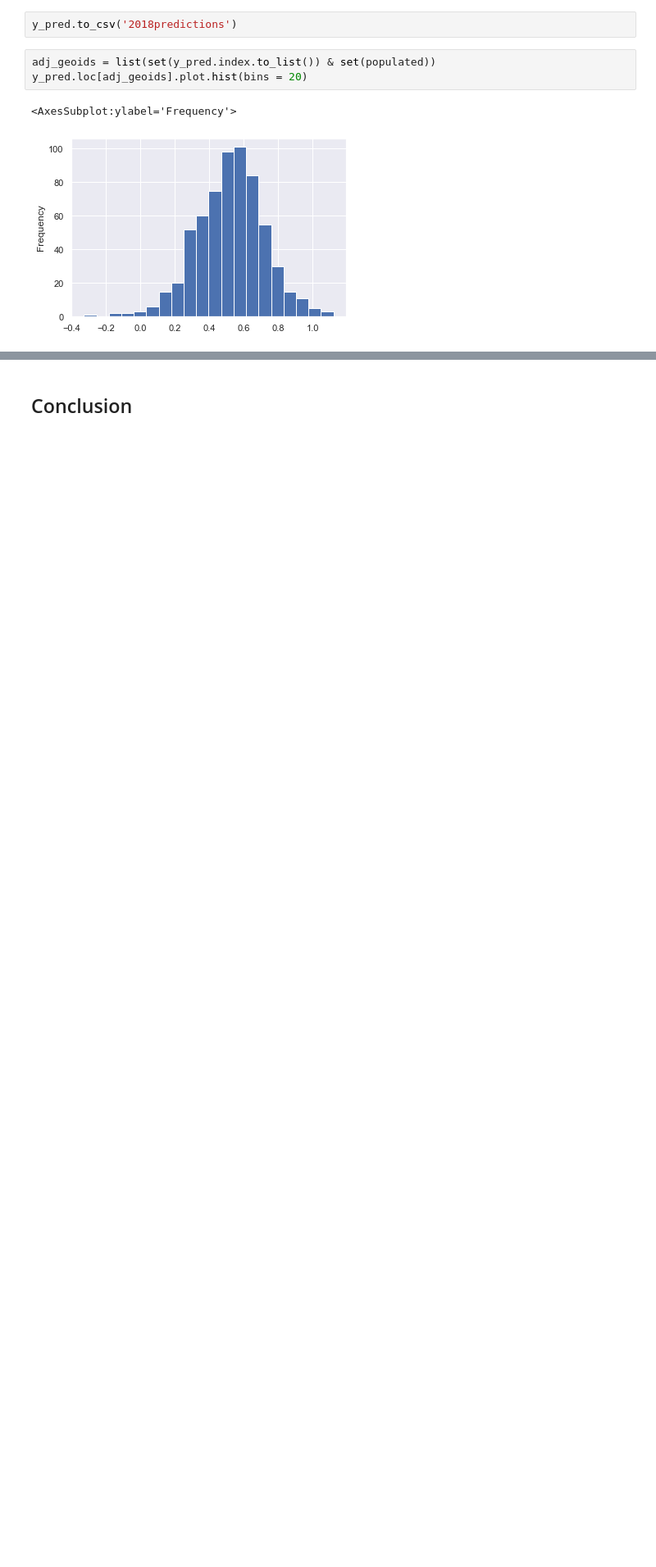
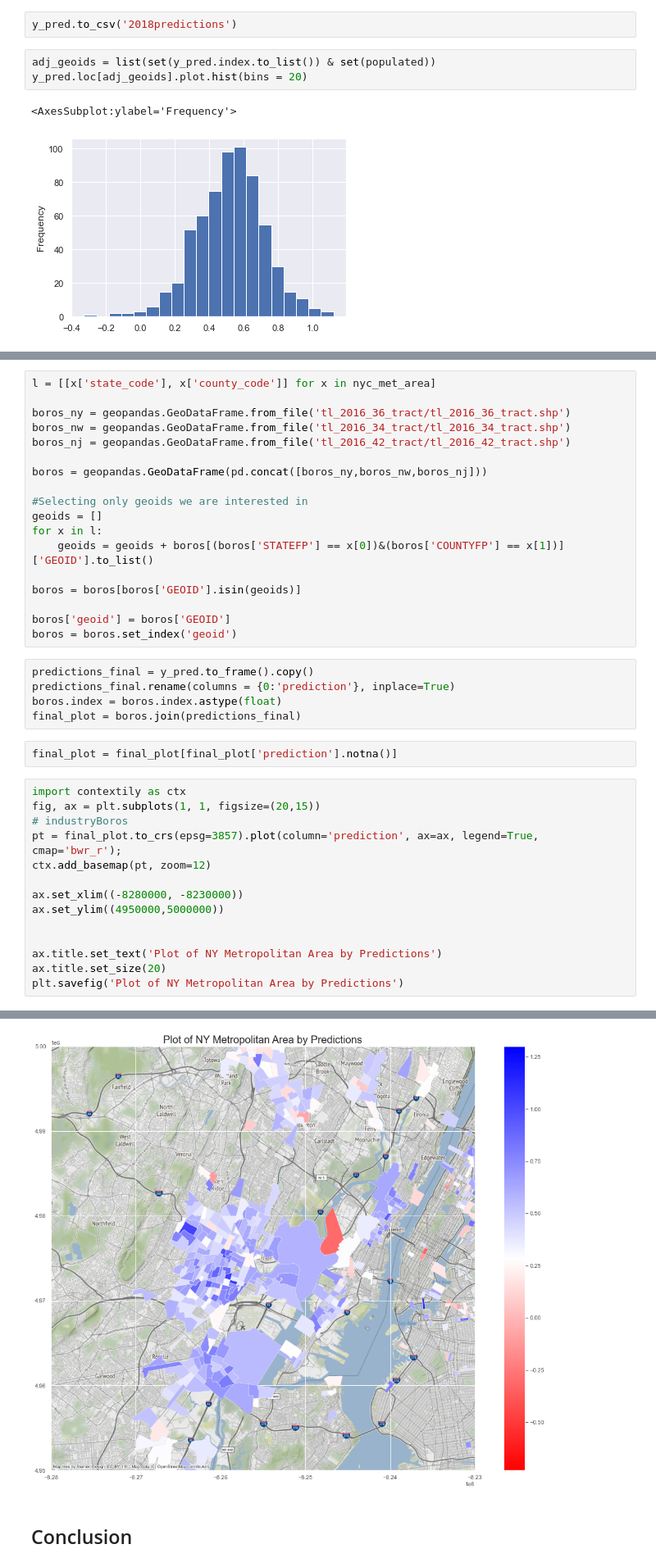
Before and after one commit to SeanNassimiha/Citadel-Data-Open-IWD, a Jupyter notebook: InvestmentWithoutDisplacement.ipynb, the cells around one changed output, grey strips where cells are left out. Shown at 82% size. Drawn from its saved outputs; the diff is of its cells as text; blank space fills up the shorter version.

```diff
--- a/InvestmentWithoutDisplacement.ipynb
+++ b/InvestmentWithoutDisplacement.ipynb
@@ -727,0 +762,40 @@ y_pred.loc[adj_geoids].plot.hist(bins = 20)
+# %%
+l = [[x['state_code'], x['county_code']] for x in nyc_met_area]
+
+boros_ny = geopandas.GeoDataFrame.from_file('tl_2016_36_tract/tl_2016_36_tract.shp')
+boros_nw = geopandas.GeoDataFrame.from_file('tl_2016_34_tract/tl_2016_34_tract.shp')
+boros_nj = geopandas.GeoDataFrame.from_file('tl_2016_42_tract/tl_2016_42_tract.shp')
+
+boros = geopandas.GeoDataFrame(pd.concat([boros_ny,boros_nw,boros_nj]))
+
+#Selecting only geoids we are interested in
+geoids = []
+for x in l:
+    geoids = geoids + boros[(boros['STATEFP'] == x[0])&(boros['COUNTYFP'] == x[1])]['GEOID'].to_list()
+
+boros = boros[boros['GEOID'].isin(geoids)]
+
+boros['geoid'] = boros['GEOID']
+boros = boros.set_index('geoid')
+# %%
+predictions_final = y_pred.to_frame().copy()
+predictions_final.rename(columns = {0:'prediction'}, inplace=True)
+boros.index = boros.index.astype(float)
+final_plot = boros.join(predictions_final)
+# %%
+final_plot = final_plot[final_plot['prediction'].notna()]
+# %%
+import contextily as ctx
+fig, ax = plt.subplots(1, 1, figsize=(20,15))
+# industryBoros
+pt = final_plot.to_crs(epsg=3857).plot(column='prediction', ax=ax, legend=True, cmap='bwr_r');
+ctx.add_basemap(pt, zoom=12)
+
+ax.set_xlim((-8280000, -8230000))
+ax.set_ylim((4950000,5000000))
+
+
+ax.title.set_text('Plot of NY Metropolitan Area by Predictions')
+ax.title.set_size(20)
+plt.savefig('Plot of NY Metropolitan Area by Predictions')
+# %% [output]
@@ -728,3 +809,4 @@ y_pred.loc[adj_geoids].plot.hist(bins = 20)
+[figure, added]
 # %% [markdown]
 ## Conclusion
 # %% [markdown]
```
Also changed, not shown: parts of 9 cells of this notebook.
